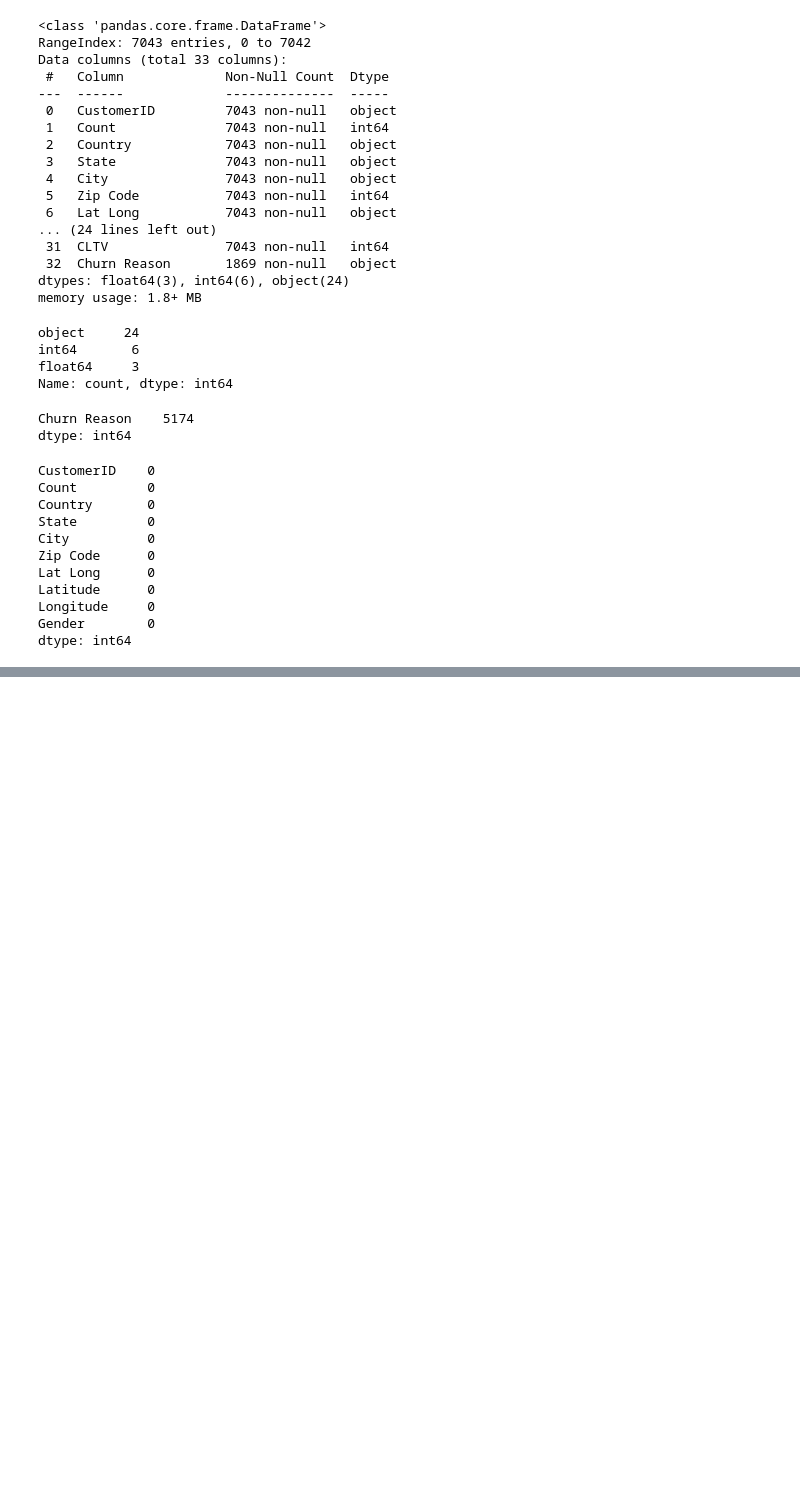
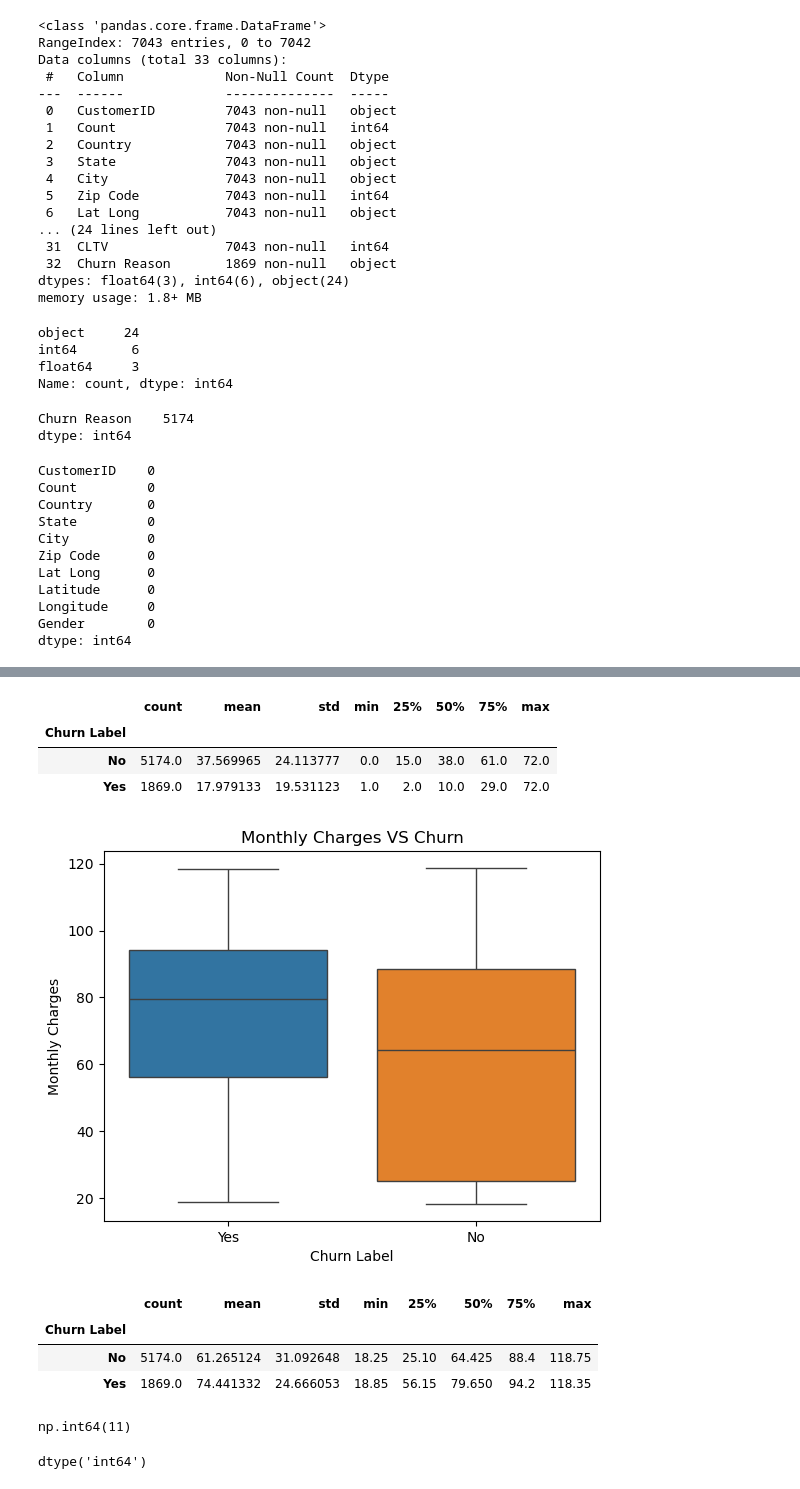
Before and after one commit to sandeepkumar9760/ChurnGuard-End-to-End-Customer-Retention-Intelligence-Platform, a Jupyter notebook: notebooks/01_Telco_churn.ipynb, the cells around one changed output, grey strips where cells are left out. Cells and saved outputs as stored; diff of their text form; code cells hidden in the pictures; blank space fills up the shorter version.

```diff
--- a/notebooks/01_Telco_churn.ipynb
+++ b/notebooks/01_Telco_churn.ipynb
@@ -95,0 +184,34 @@ dtype: int64
+# %%
+df.groupby("Churn Label")["Tenure Months"].describe()
+# %% [output]
+|  | count | mean | std | min | 25% | 50% | 75% | max |
+| Churn Label |  |  |  |  |  |  |  |  |
+| No | 5174.0 | 37.569965 | 24.113777 | 0.0 | 15.0 | 38.0 | 61.0 | 72.0 |
+| Yes | 1869.0 | 17.979133 | 19.531123 | 1.0 | 2.0 | 10.0 | 29.0 | 72.0 |
+# %%
+sns.boxplot(
+    data = df,
+    x="Churn Label",
+    y="Monthly Charges",
+    hue = "Churn Label"
+)
+
+plt.title("Monthly Charges VS Churn")
+plt.show()
+# %% [output]
+[figure, added]
+# %%
+df.groupby("Churn Label")["Monthly Charges"].describe()
+# %% [output]
+|  | count | mean | std | min | 25% | 50% | 75% | max |
+| Churn Label |  |  |  |  |  |  |  |  |
+| No | 5174.0 | 61.265124 | 31.092648 | 18.25 | 25.10 | 64.425 | 88.4 | 118.75 |
+| Yes | 1869.0 | 74.441332 | 24.666053 | 18.85 | 56.15 | 79.650 | 94.2 | 118.35 |
+# %%
+df['Total Charges']=pd.to_numeric(
+    df['Total Charges'],
+    errors='coerce'
+)
+df['Total Charges'].isnull().sum()
+# %% [output]
+np.int64(11)
@@ -95,0 +220,4 @@ dtype: int64
+# %%
+df['Tenure Months'].dtypes
+# %% [output]
+dtype('int64')
```
Also changed, not shown: parts of 18 cells of this notebook.
